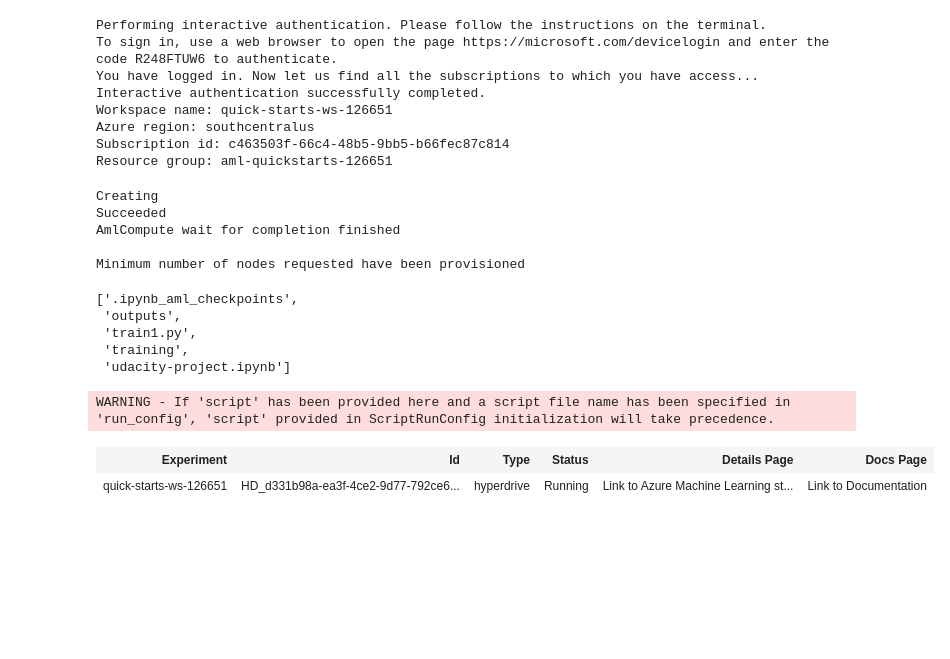
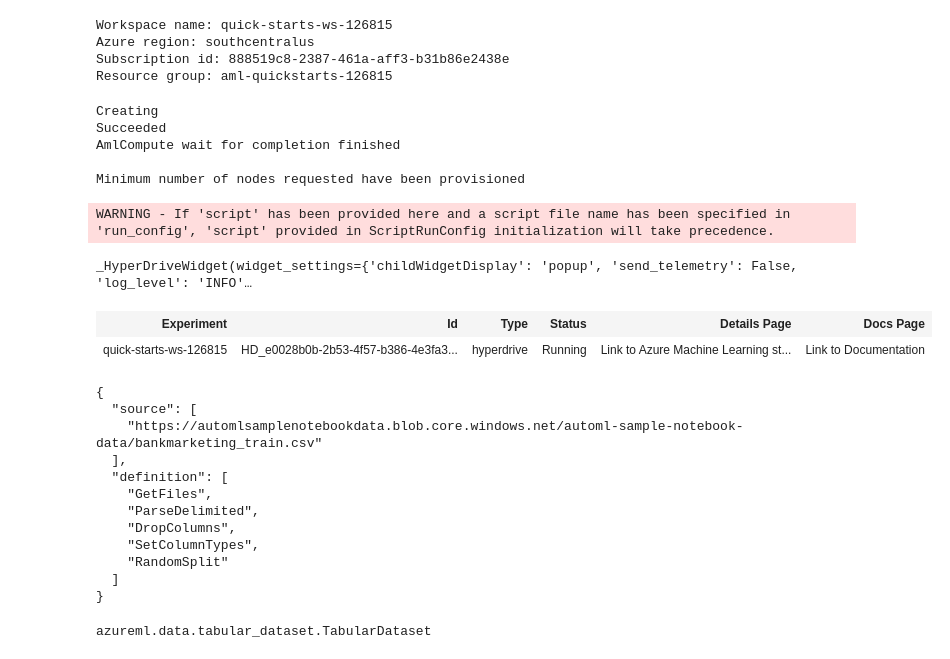
Before and after one commit to ilknish/nd00333_AZMLND_Optimizing_a_Pipeline_in_Azure-Starter_Files, a Jupyter notebook: udacity-project.ipynb, the cells around one changed output. Drawn from its saved outputs; the diff is of its cells as text; code cells hidden in the pictures; blank space fills up the shorter version.

```diff
--- a/udacity-project.ipynb
+++ b/udacity-project.ipynb
@@ -1,8 +1,8 @@
 # %%
 from azureml.core import Workspace, Experiment
 
-ws = Workspace.get(name="quick-starts-ws-126651")
-exp = Experiment(workspace=ws, name="quick-starts-ws-126651")
+ws = Workspace.get(name="quick-starts-ws-126815")
+exp = Experiment(workspace=ws, name="quick-starts-ws-126815")
 
 print('Workspace name: ' + ws.name,
       'Azure region: ' + ws.location,
@@ -11,14 +11,10 @@ print('Workspace name: ' + ws.name,
 
 run = exp.start_logging()
 # %% [output]
-Performing interactive authentication. Please follow the instructions on the terminal.
-To sign in, use a web browser to open the page https://microsoft.com/devicelogin and enter the code R248FTUW6 to authenticate.
-You have logged in. Now let us find all the subscriptions to which you have access...
-Interactive authentication successfully completed.
-Workspace name: quick-starts-ws-126651
+Workspace name: quick-starts-ws-126815
 Azure region: southcentralus
-Subscription id: c463503f-66c4-48b5-9bb5-b66fec87c814
-Resource group: aml-quickstarts-126651
+Subscription id: 888519c8-2387-461a-aff3-b31b86e2438e
+Resource group: aml-quickstarts-126815
 # %%
 from azureml.core.compute import ComputeTarget, AmlCompute
 
@@ -56,15 +52,15 @@ from azureml.widgets import RunDetails
 from azureml.train.sklearn import SKLearn
 from azureml.train.hyperdrive.run import PrimaryMetricGoal
 from azureml.train.hyperdrive.policy import BanditPolicy
-from azureml.train.hyperdrive.sampling import RandomParameterSampling
+from azureml.train.hyperdrive import RandomParameterSampling
 from azureml.train.hyperdrive.runconfig import HyperDriveConfig
 from azureml.train.hyperdrive.parameter_expressions import uniform
 import os
 
 # Specify parameter sampler
 ps = RandomParameterSampling({
-    'max_iter': uniform(50,200),
-    'C': uniform(0.2,0.8)
+    '--max_iter': uniform(50,200),
+    '--C': uniform(0.2,0.8)
 })
 
 # Specify a Policy
@@ -74,7 +70,7 @@ if "training" not in os.listdir():
     os.mkdir("./training")
 
 # Create a SKLearn estimator for use with train.py
-est = SKLearn("./training", compute_target=compute_target, entry_script="train1.py")
+est = SKLearn(".", compute_target=compute_target, entry_script="train1.py")
 
 # Create a HyperDriveConfig using the estimator, hyperparameter sampler, and policy.
 hyperdrive_config = HyperDriveConfig(
@@ -82,27 +78,20 @@ hyperdrive_config = HyperDriveConfig(
     hyperparameter_sampling=ps,
     policy=policy,
     max_total_runs=50,
-    primary_metric_name='mean_squared_error',
-    primary_metric_goal=PrimaryMetricGoal.MINIMIZE
+    primary_metric_name="Accuracy",
+    primary_metric_goal=PrimaryMetricGoal.MAXIMIZE
     )
-# %%
-os.listdir()
-# %% [output]
-['.ipynb_aml_checkpoints',
- 'outputs',
- 'train1.py',
- 'training',
- 'udacity-project.ipynb']
 # %%
 # Submit your hyperdrive run to the experiment and show run details with the widget.
 
 run = exp.submit(hyperdrive_config)
-RunDetails(run)
+RunDetails(run).show()
 run
 # %% [output]
 WARNING - If 'script' has been provided here and a script file name has been specified in 'run_config', 'script' provided in ScriptRunConfig initialization will take precedence.
+_HyperDriveWidget(widget_settings={'childWidgetDisplay': 'popup', 'send_telemetry': False, 'log_level': 'INFO'…
 | Experiment | Id | Type | Status | Details Page | Docs Page |
-| quick-starts-ws-126651 | HD_d331b98a-ea3f-4ce2-9d77-792ce6... | hyperdrive | Running | Link to Azure Machine Learning st... | Link to Documentation |
+| quick-starts-ws-126815 | HD_e0028b0b-2b53-4f57-b386-4e3fa3... | hyperdrive | Running | Link to Azure Machine Learning st... | Link to Documentation |
 # %%
 import joblib
 # Get your best run and save the model from that run.
@@ -124,3 +113,27 @@ x, y = clean_data(### YOUR DATA OBJECT HERE ###)
+# %%
+from azureml.core.dataset import Dataset
+from sklearn.model_selection import train_test_split
+
+# Use the clean_data function to clean your data.
+train, test = ds_ml.random_split(percentage=0.8)
+train
+# %% [output]
+{
+  "source": [
+    "https://automlsamplenotebookdata.blob.core.windows.net/automl-sample-notebook-data/bankmarketing_train.csv"
+  ],
+  "definition": [
+    "GetFiles",
+    "ParseDelimited",
+    "DropColumns",
+    "SetColumnTypes",
+    "RandomSplit"
+  ]
+}
+# %%
+type(train)
+# %% [output]
+azureml.data.tabular_dataset.TabularDataset
 # %%
 from azureml.train.automl import AutoMLConfig
 
```
Also changed, not shown: parts of 5 cells of this notebook, 1 other file.
